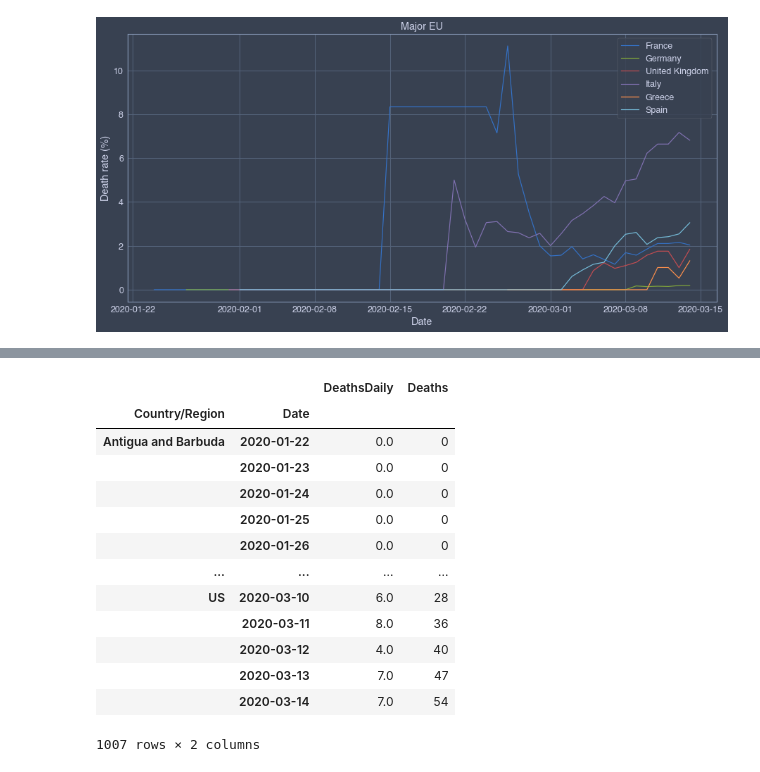
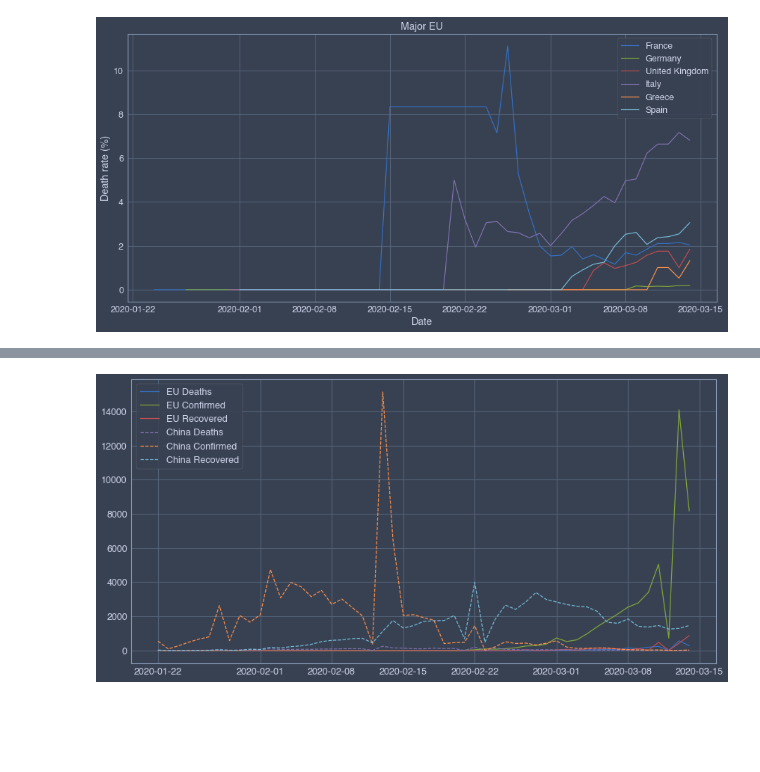
Before and after one commit to alex-rpd/nCoV2019, a Jupyter notebook: nCoV analysis.ipynb, the cells around one changed output, grey strips where cells are left out. Drawn from its saved outputs; the diff is of its cells as text; code cells hidden in the pictures; blank space fills up the shorter version.

```diff
--- a/nCoV analysis.ipynb
+++ b/nCoV analysis.ipynb
@@ -369,19 +440,30 @@ plt.show()
 # %%
 df3.to_csv('data_v0.4.csv')
 # %%
-foo.groupby(['Country/Region', 'Date']).sum()[values]
+foo = df3.groupby(['Continent', 'Date']).sum().reset_index()
-# %% [output]
-|  |  | DeathsDaily | Deaths |
-| Country/Region | Date |  |  |
-| Antigua and Barbuda | 2020-01-22 | 0.0 | 0 |
-|  | 2020-01-23 | 0.0 | 0 |
-|  | 2020-01-24 | 0.0 | 0 |
-|  | 2020-01-25 | 0.0 | 0 |
-|  | 2020-01-26 | 0.0 | 0 |
-| ... | ... | ... | ... |
-| US | 2020-03-10 | 6.0 | 28 |
-|  | 2020-03-11 | 8.0 | 36 |
-|  | 2020-03-12 | 4.0 | 40 |
-|  | 2020-03-13 | 7.0 | 47 |
-|  | 2020-03-14 | 7.0 | 54 |
-1007 rows × 2 columns
+# %%
+plt.figure(figsize=(14, 7))
+plt.plot(foo[foo['Continent'] == 'Europe']['Date'],
+         foo[foo['Continent'] == 'Europe']['DeathsDaily'], label='EU Deaths')
+plt.plot(foo[foo['Continent'] == 'Europe']['Date'],
+         foo[foo['Continent'] == 'Europe']['ConfirmedDaily'], label='EU Confirmed')
+plt.plot(foo[foo['Continent'] == 'Europe']['Date'],
+         foo[foo['Continent'] == 'Europe']['RecoveredDaily'], label='EU Recovered')
+
+plt.plot(df3[df3['Country/Region'] == 'China'].groupby('Date').sum().reset_index()['Date'],
+         df3[df3['Country/Region'] ==
+             'China'].groupby('Date').sum().reset_index()['DeathsDaily'],
+         '--', label='China Deaths')
+plt.plot(df3[df3['Country/Region'] == 'China'].groupby('Date').sum().reset_index()['Date'],
+         df3[df3['Country/Region'] ==
+             'China'].groupby('Date').sum().reset_index()['ConfirmedDaily'],
+         '--', label='China Confirmed')
+plt.plot(df3[df3['Country/Region'] == 'China'].groupby('Date').sum().reset_index()['Date'],
+         df3[df3['Country/Region'] ==
+             'China'].groupby('Date').sum().reset_index()['RecoveredDaily'],
+         '--', label='China Recovered')
+
+plt.legend()
+plt.show()
+# %% [output]
+[figure, added]
```
Also changed, not shown: parts of 5 cells of this notebook.
